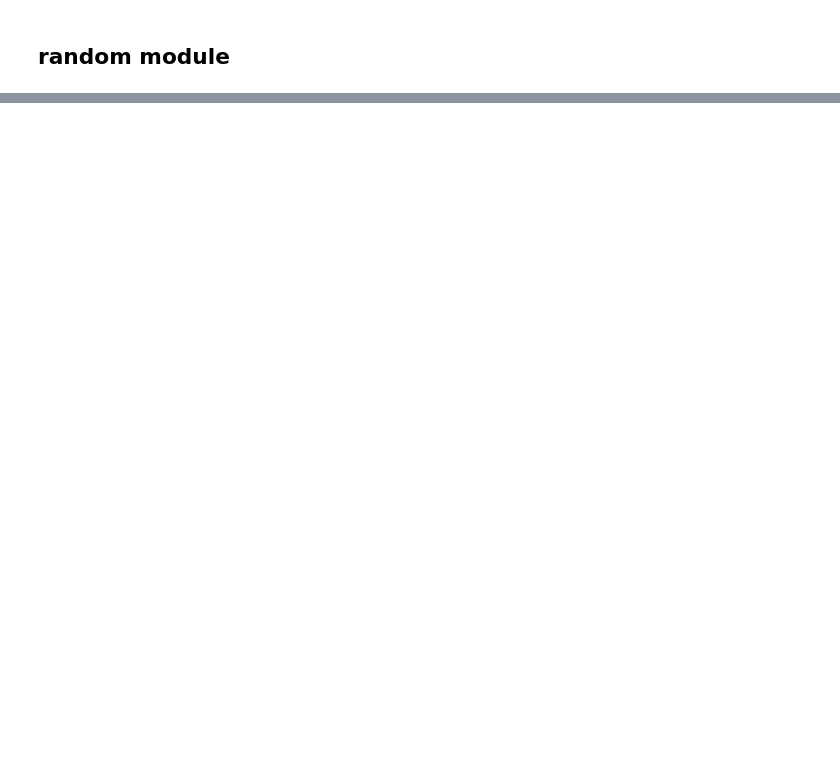
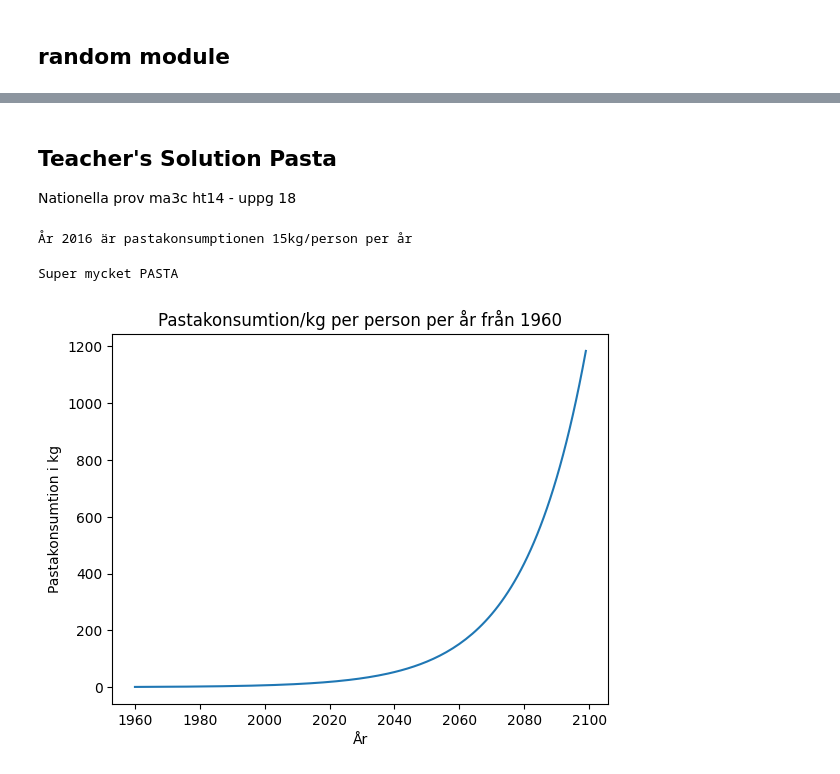
Before and after one commit to Rufshod/Python-Alexander-Andersson, a Jupyter notebook: Code-alongs/L3-for-statement.ipynb, the cells around one changed output, grey strips where cells are left out. Cells and saved outputs as stored; diff of their text form; code cells hidden in the pictures; blank space fills up the shorter version.

```diff
--- a/Code-alongs/L3-for-statement.ipynb
+++ b/Code-alongs/L3-for-statement.ipynb
@@ -86,0 +72,39 @@ for x in range(2,10,3):
+# %% [markdown]
+## Teacher's Solution Pasta
+
+Nationella prov ma3c ht14 - uppg 18
+# %%
+import math
+
+math.exp(1) # what is this? e**1 why does e**1 become 2.718281828459045
+## a)
+for year in range(10000):
+    pasta_consumption = .791*math.exp(.0526*year)
+    if pasta_consumption >= 15:
+        print(f"År {year+1960} är pastakonsumptionen 15kg/person per år")
+        break
+
+    # break jumps out of for loop
+# %% [output]
+År 2016 är pastakonsumptionen 15kg/person per år
+# %%
+## b) modellen stämmer väl överens med verkligheten från 1960 fra, toöö odag- utvärdera hur väl modellen kommer att stämma överens med verkligheten i slutet av detta århundrade
+
+
+import matplotlib.pyplot as plt
+pasta_per_year = []
+
+# loops 140 years - because 2100-1960
+for year in range(140):
+    pasta_consumption = .791*math.exp(.0526*year)
+    pasta_per_year.append(pasta_consumption)
+
+plt.plot(range(1960, 2100), pasta_per_year) # what range we want to show and what.
+plt.xlabel("År")
+plt.ylabel("Pastakonsumtion i kg")
+plt.title("Pastakonsumtion/kg per person per år från 1960")
+
+print("Super mycket PASTA")
+# %% [output]
+Super mycket PASTA
+[figure, added]
```
Also changed, not shown: parts of 7 cells of this notebook.
